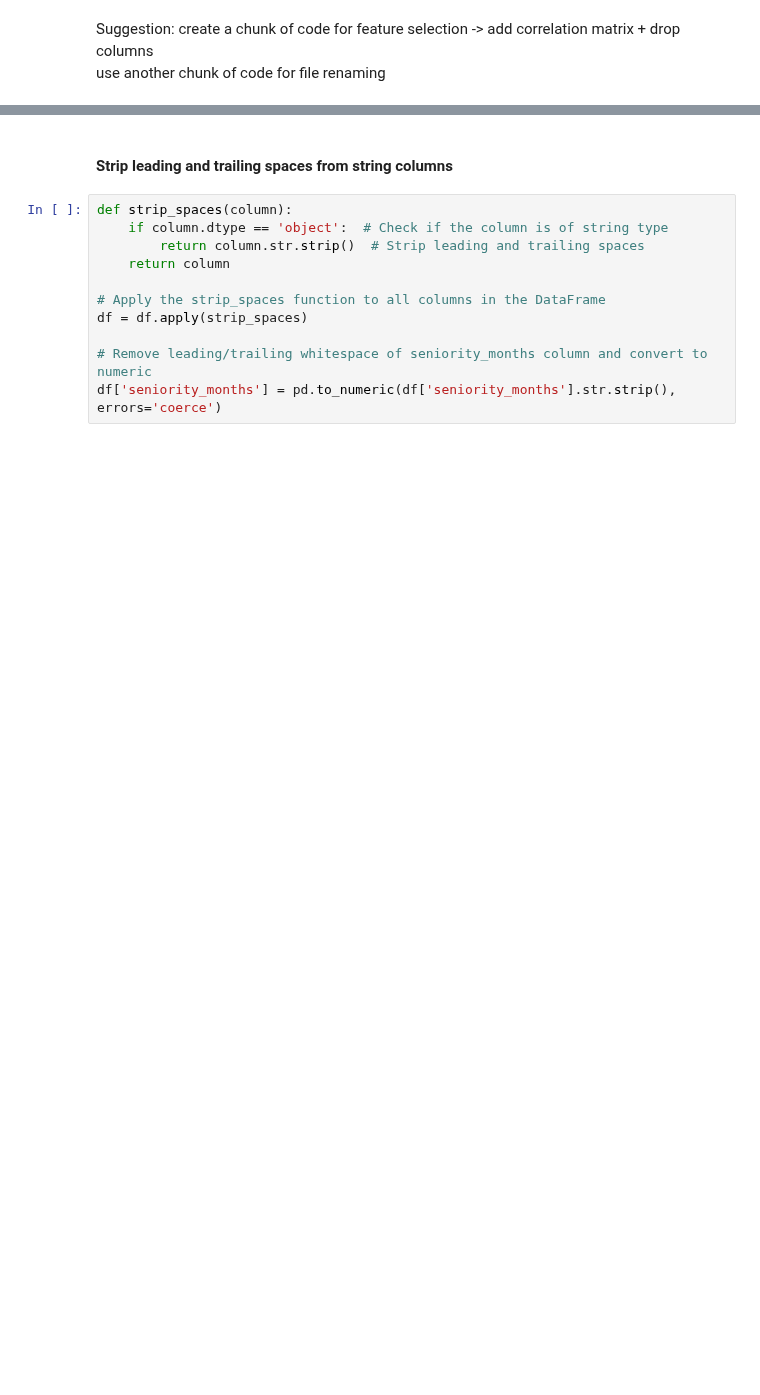
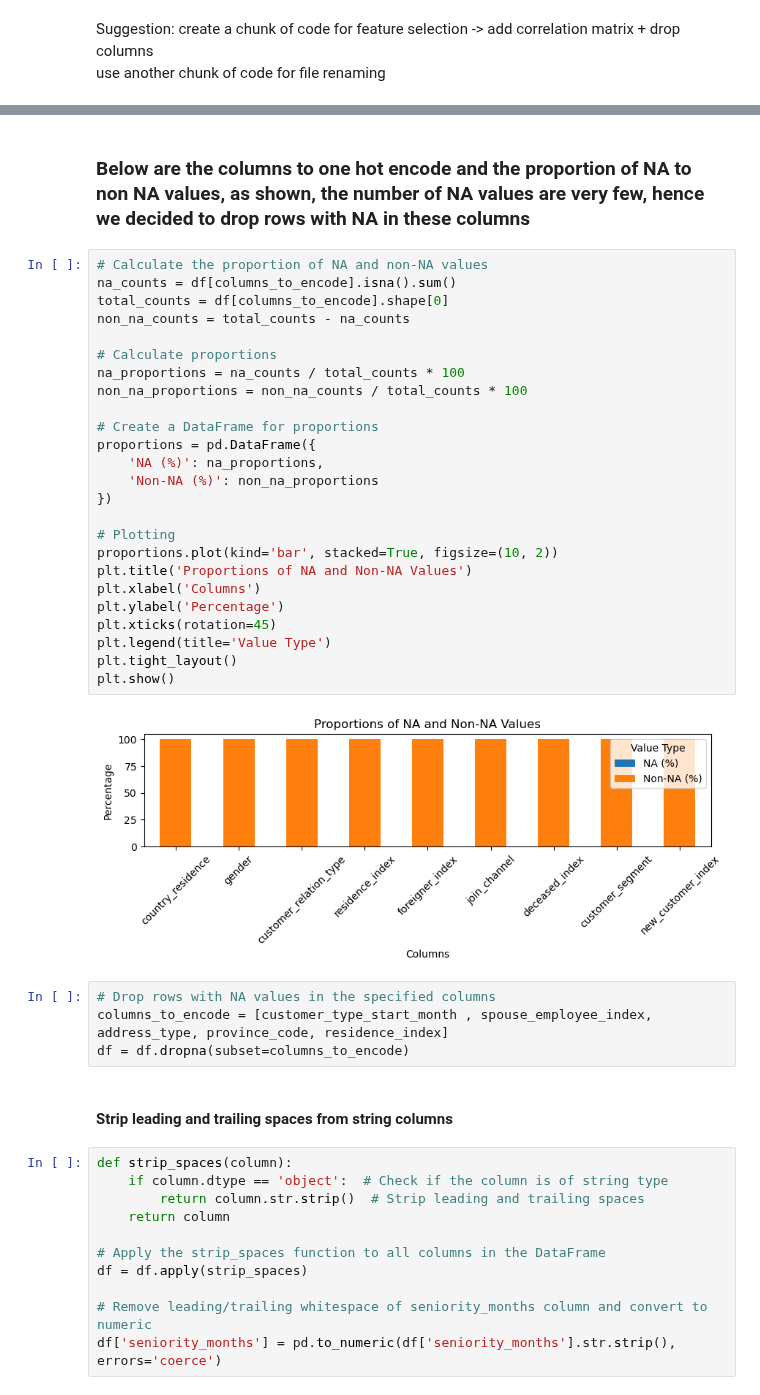
Before and after one commit to ChinSekYi/OpenAYEye, a Jupyter notebook: notebook/reco_system/santender_cleaning.ipynb, the cells around one changed output, grey strips where cells are left out. Saved outputs shown, nothing was run; the diff lists cells and outputs as text; blank space fills up the shorter version.

```diff
--- a/notebook/reco_system/santender_cleaning.ipynb
+++ b/notebook/reco_system/santender_cleaning.ipynb
@@ -225,3 +276,36 @@ df = df.dropna(subset=columns_with_na)
+# %% [markdown]
+### Below are the columns to one hot encode and the proportion of NA to non NA values, as shown, the number of NA values are very few, hence we decided to drop rows with NA in these columns
+# %%
+# Calculate the proportion of NA and non-NA values
+na_counts = df[columns_to_encode].isna().sum()
+total_counts = df[columns_to_encode].shape[0]
+non_na_counts = total_counts - na_counts
+
+# Calculate proportions
+na_proportions = na_counts / total_counts * 100
+non_na_proportions = non_na_counts / total_counts * 100
+
+# Create a DataFrame for proportions
+proportions = pd.DataFrame({
+    'NA (%)': na_proportions,
+    'Non-NA (%)': non_na_proportions
+})
+
+# Plotting
+proportions.plot(kind='bar', stacked=True, figsize=(10, 2))
+plt.title('Proportions of NA and Non-NA Values')
+plt.xlabel('Columns')
+plt.ylabel('Percentage')
+plt.xticks(rotation=45)
+plt.legend(title='Value Type')
+plt.tight_layout()
+plt.show()
+# %% [output]
+[figure, added]
+# %%
+# Drop rows with NA values in the specified columns
+columns_to_encode = [customer_type_start_month , spouse_employee_index, address_type, province_code, residence_index]
+df = df.dropna(subset=columns_to_encode)
 # %% [markdown]
 #### Strip leading and trailing spaces from string columns
 # %%
```
Also changed, not shown: parts of 46 cells of this notebook, 1 other file.
